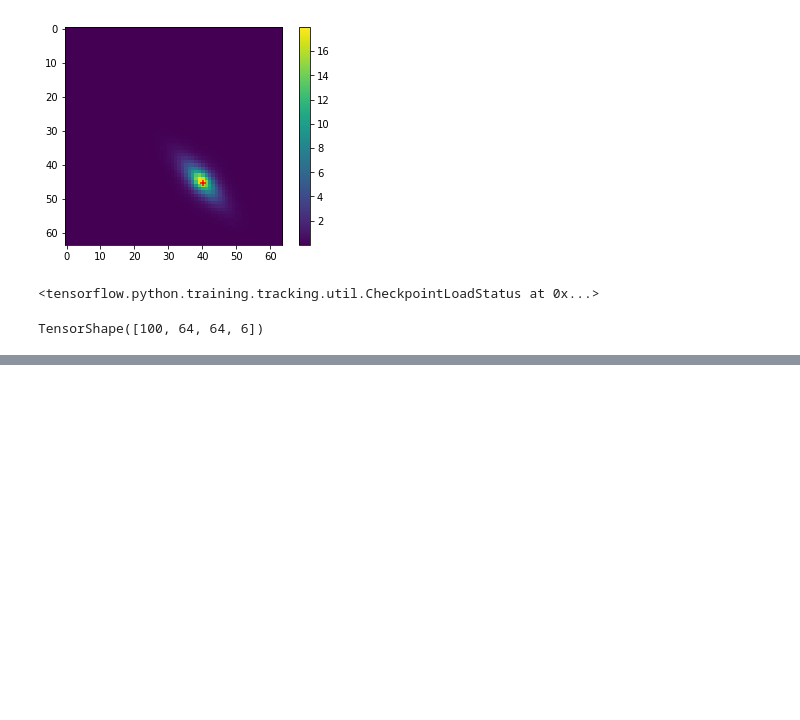
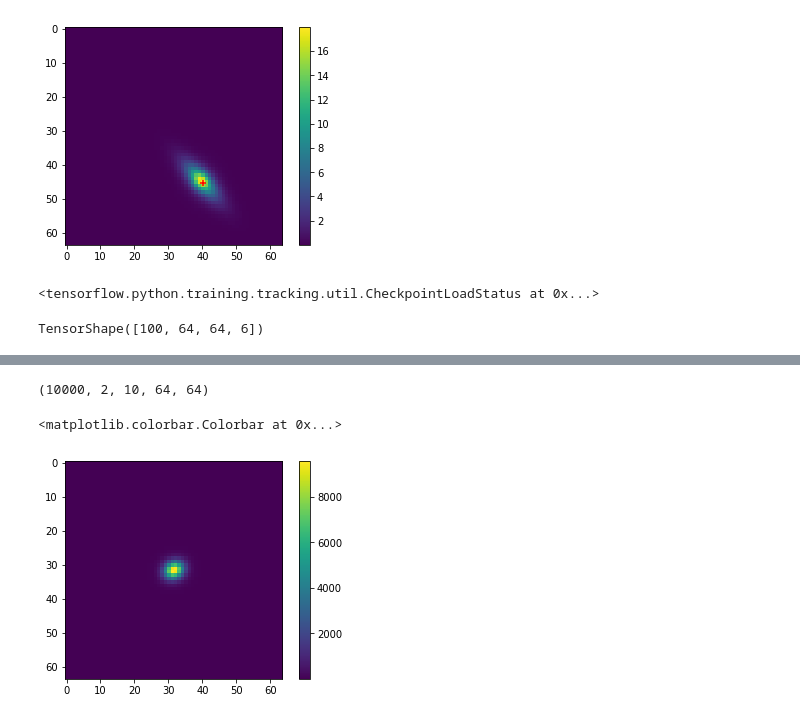
Before and after one commit to BastienArcelin/IPU-GPU, a Jupyter notebook: notebooks/parameter_estimation/Untitled.ipynb, the cells around one changed output, grey strips where cells are left out. Drawn from its saved outputs; the diff is of its cells as text; code cells hidden in the pictures; blank space fills up the shorter version.

```diff
--- a/notebooks/parameter_estimation/Untitled.ipynb
+++ b/notebooks/parameter_estimation/Untitled.ipynb
@@ -437,0 +437,31 @@ plt.colorbar()
+# %%
+data_dir = '/sps/lsst/users/barcelin/data/TFP/GalSim_COSMOS/blended_galaxies/centered'
+data_dir_test = '/sps/lsst/users/barcelin/data/TFP/GalSim_COSMOS/blended_galaxies/centered/test/'
+
+root = 'galaxies_blended_20191024'
+
+dfs = []
+
+dfs.append(pd.read_csv(os.path.join(data_dir_test, root+'_0_data.csv')))
+
+df = dfs[0]
+
+for df2 in dfs[1:]:
+
+    df = df.append(df2)
+
+test_img = np.load(data_dir+'/test/galaxies_blended_20191024_0_images.npy', mmap_mode = 'c')
+#training_img = np.load(data_dir+'/training/galaxies_blended_20191024_0_images.npy', mmap_mode = 'c')
+
+#test_data = pd.read_csv(data_dir+'/test/galaxies_blended_20191024_0_data_classified.csv')
+#training_data = pd.read_csv(data_dir+'/training/galaxies_blended_20191024_0_data_classified.csv')
+# %%
+test_img.shape
+# %% [output]
+(10000, 2, 10, 64, 64)
+# %%
+plt.imshow(test_img[0,0,6])
+plt.colorbar()
+# %% [output]
+<matplotlib.colorbar.Colorbar at 0x...>
+[figure, added]
```
Also changed, not shown: parts of 13 cells of this notebook, 17 other files.
